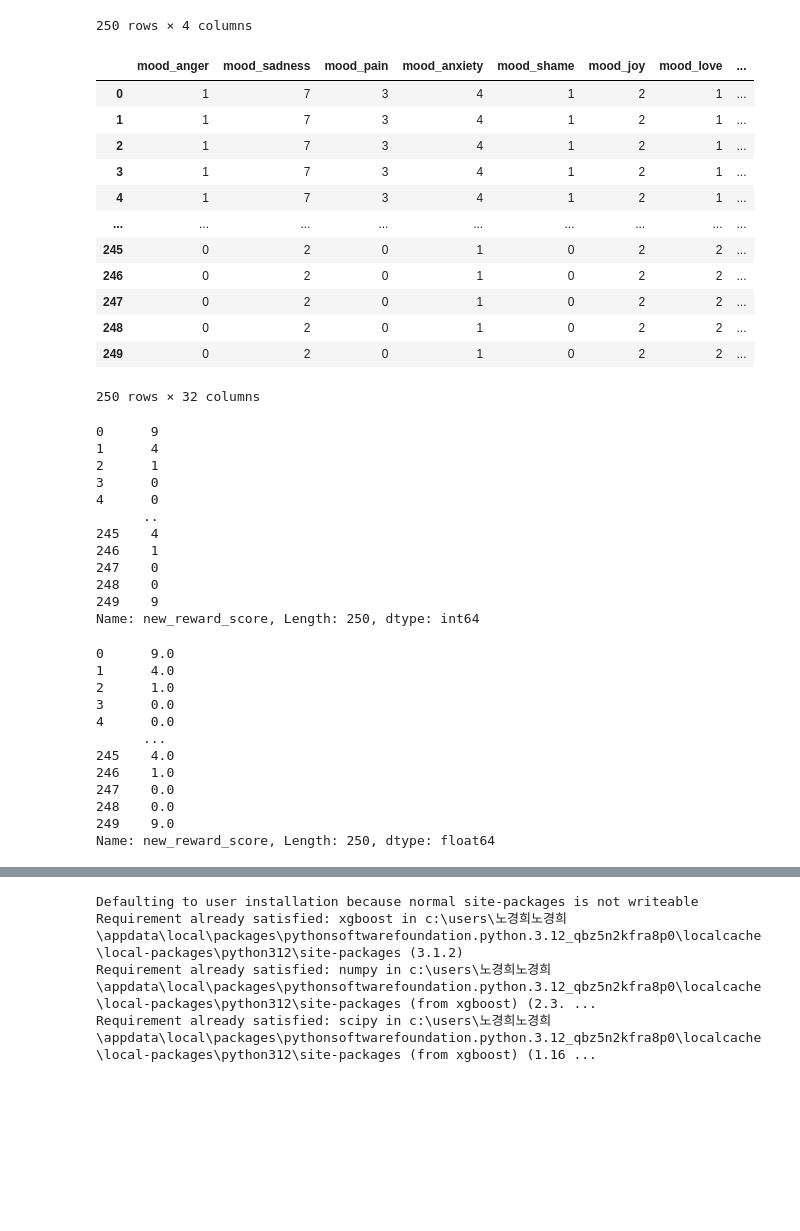
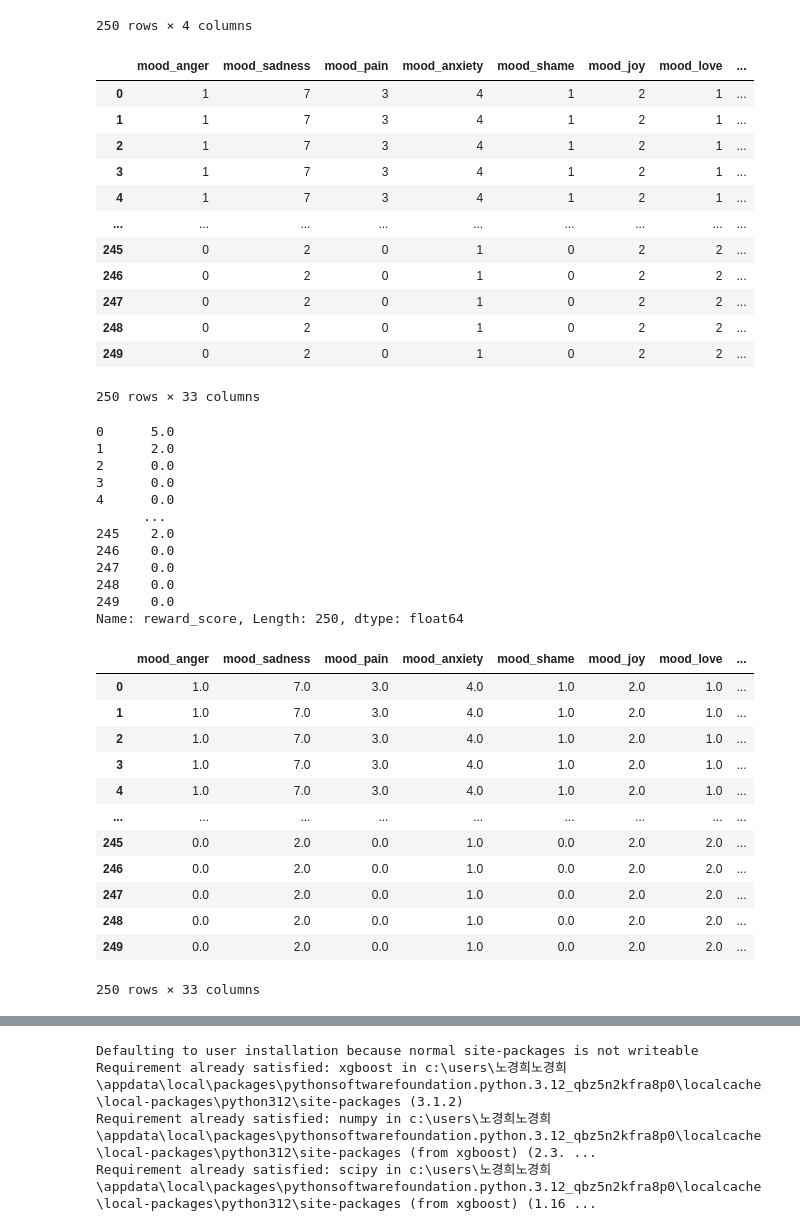
Before and after one commit to kyungheee/spt-be, a Jupyter notebook: sample/data/sample_data.ipynb, the cells around one changed output, grey strips where cells are left out. Cells and saved outputs as stored; diff of their text form; code cells hidden in the pictures; blank space fills up the shorter version.

```diff
--- a/sample/data/sample_data.ipynb
+++ b/sample/data/sample_data.ipynb
@@ -97,0 +127,8 @@ Name: reward_score, dtype: float64
+# %%
+df["reward_score"] = (
+    3 * df["liked"] +
+    2 * df["listened_30s"] +
+    1 * df["skipped_10s"]
+)
+
+df.groupby("rank")["reward_score"].mean()
@@ -190,7 +236,8 @@ weather_tag
 250 rows × 4 columns
 # %%
 X = pd.concat([mood_df, dominant_mood, df["mood_level_max"], df["mood_entropy"],
-                  situation_tag, place_tag, weather_tag], axis=1)
+                situation_tag, place_tag, weather_tag,
+                df["rank"]], axis=1)
 
 X
 # %% [output]
@@ -206,49 +253,43 @@ X
 | 247 | 0 | 2 | 0 | 1 | 0 | 2 | 2 | ... |
 | 248 | 0 | 2 | 0 | 1 | 0 | 2 | 2 | ... |
 | 249 | 0 | 2 | 0 | 1 | 0 | 2 | 2 | ... |
-250 rows × 32 columns
+250 rows × 33 columns
-# %%
-df["new_reward_score"] = (
-    5 * df["liked"] +
-    3 * df["listened_30s"] +
-    1 * df["clicked"] +
-    0 * df["skipped_10s"]
-)
-
-df["new_reward_score"]
-# %% [output]
-0      9
-1      4
-2      1
-3      0
-4      0
-      ..
-245    4
-246    1
-247    0
-248    0
-249    9
-Name: new_reward_score, Length: 250, dtype: int64
 # %%
-y = df["new_reward_score"].astype(float)
+y = df["reward_score"].astype(float)
 
 y
 # %% [output]
-0      9.0
-1      4.0
-2      1.0
+0      5.0
+1      2.0
+2      0.0
 3      0.0
 4      0.0
       ...
-245    4.0
-246    1.0
+245    2.0
+246    0.0
 247    0.0
 248    0.0
-249    9.0
-Name: new_reward_score, Length: 250, dtype: float64
+249    0.0
+Name: reward_score, Length: 250, dtype: float64
 # %%
 sort_cols = ["request_id", "rank"]
 
 df = df.sort_values(sort_cols).reset_index(drop=True)
-X = X.loc[df.index].reset_index(drop=True)
-y = y.loc[df.index].reset_index(drop=True)
+X = X.loc[df.index].reset_index(drop=True).astype(float)
+y = y.loc[df.index].reset_index(drop=True).astype(float)
+
+X
+# %% [output]
+|  | mood_anger | mood_sadness | mood_pain | mood_anxiety | mood_shame | mood_joy | mood_love | ... |
+| 0 | 1.0 | 7.0 | 3.0 | 4.0 | 1.0 | 2.0 | 1.0 | ... |
+| 1 | 1.0 | 7.0 | 3.0 | 4.0 | 1.0 | 2.0 | 1.0 | ... |
+| 2 | 1.0 | 7.0 | 3.0 | 4.0 | 1.0 | 2.0 | 1.0 | ... |
+| 3 | 1.0 | 7.0 | 3.0 | 4.0 | 1.0 | 2.0 | 1.0 | ... |
+| 4 | 1.0 | 7.0 | 3.0 | 4.0 | 1.0 | 2.0 | 1.0 | ... |
+| ... | ... | ... | ... | ... | ... | ... | ... | ... |
+| 245 | 0.0 | 2.0 | 0.0 | 1.0 | 0.0 | 2.0 | 2.0 | ... |
+| 246 | 0.0 | 2.0 | 0.0 | 1.0 | 0.0 | 2.0 | 2.0 | ... |
+| 247 | 0.0 | 2.0 | 0.0 | 1.0 | 0.0 | 2.0 | 2.0 | ... |
+| 248 | 0.0 | 2.0 | 0.0 | 1.0 | 0.0 | 2.0 | 2.0 | ... |
+| 249 | 0.0 | 2.0 | 0.0 | 1.0 | 0.0 | 2.0 | 2.0 | ... |
+250 rows × 33 columns
```
Also changed, not shown: parts of 23 cells of this notebook.
